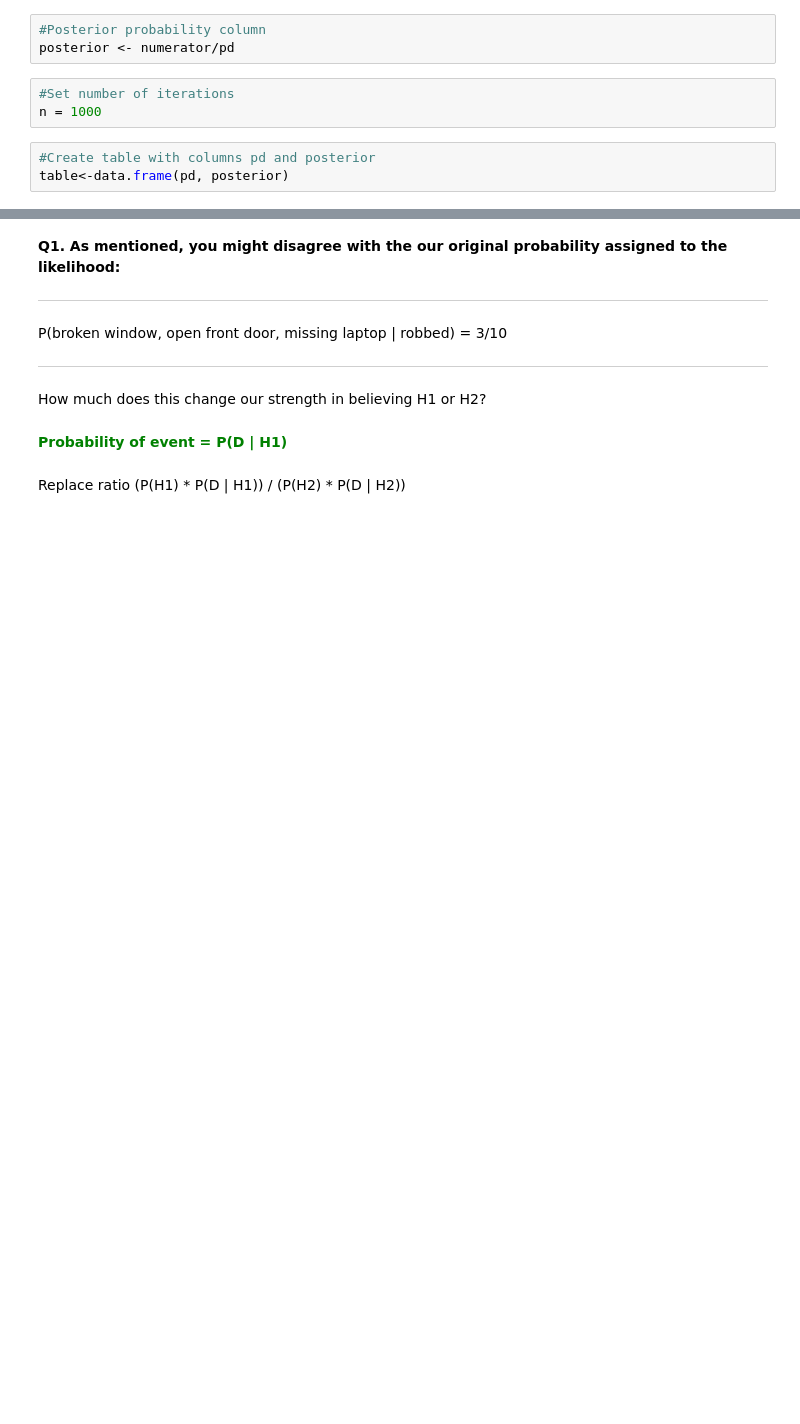
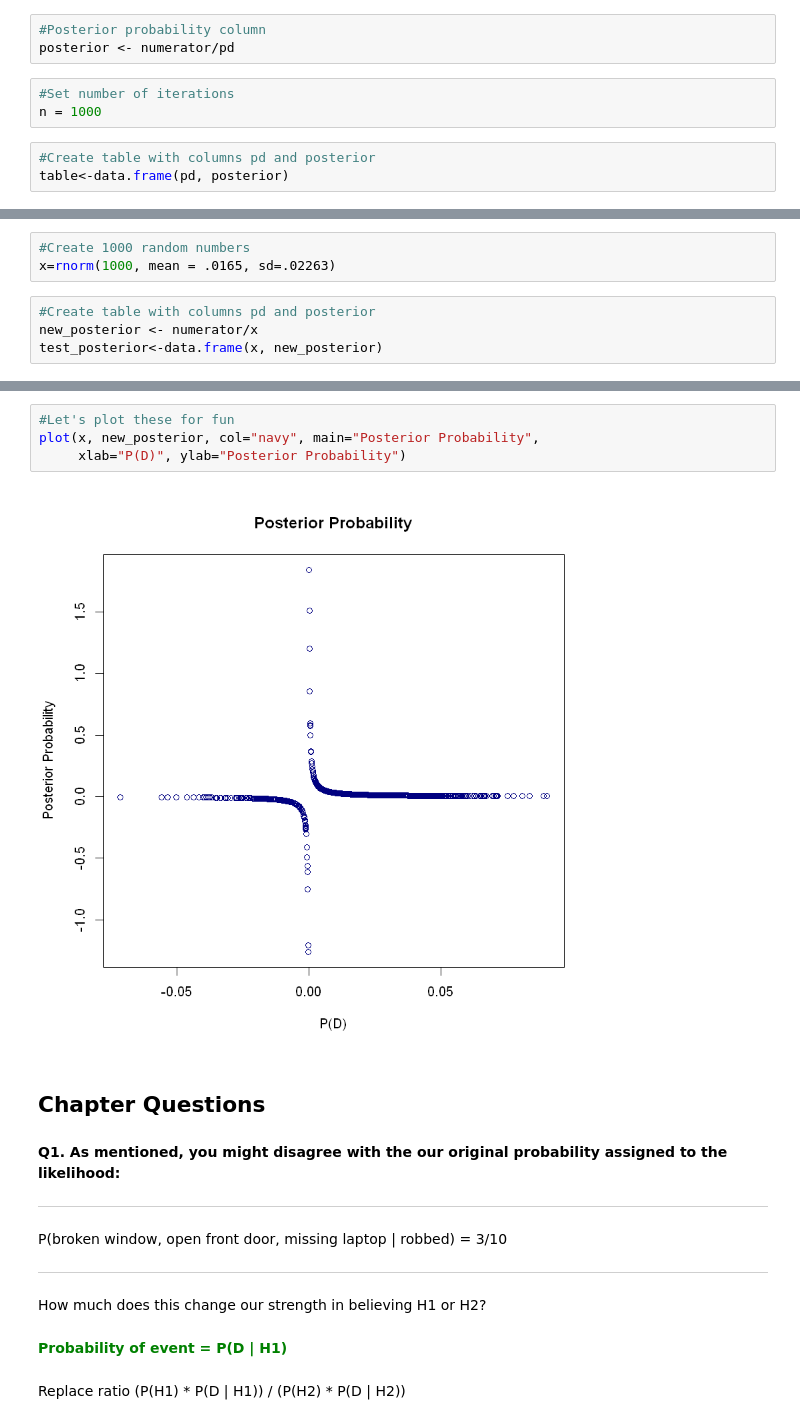
Before and after one commit to YMandCL/Learning-R, a Jupyter notebook: Prior, Likelihood, and Posterior.ipynb, the cells around one changed output, grey strips where cells are left out. Saved outputs shown, nothing was run; the diff lists cells and outputs as text; blank space fills up the shorter version.

```diff
--- a/Prior, Likelihood, and Posterior.ipynb
+++ b/Prior, Likelihood, and Posterior.ipynb
@@ -61,0 +69,7 @@ table
+# %%
+#Create 1000 random numbers
+x=rnorm(1000, mean = .0165, sd=.02263)
+# %%
+#Create table with columns pd and posterior
+new_posterior <- numerator/x
+test_posterior<-data.frame(x, new_posterior)
@@ -62,3 +98,11 @@ table
+# %%
+#Let's plot these for fun
+plot(x, new_posterior, col="navy", main="Posterior Probability",
+     xlab="P(D)", ylab="Posterior Probability")
+# %% [output]
+[figure, added]
+# %% [markdown]
+## Chapter Questions
 # %% [markdown]
 <b>Q1. As mentioned, you might disagree with the our original probability assigned to the likelihood:
 
```
Also changed, not shown: parts of 8 cells of this notebook.
